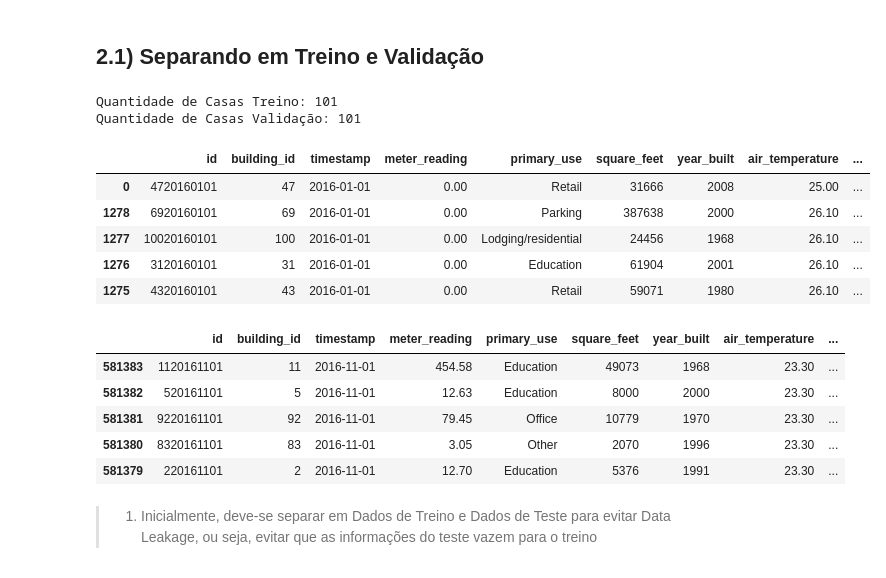
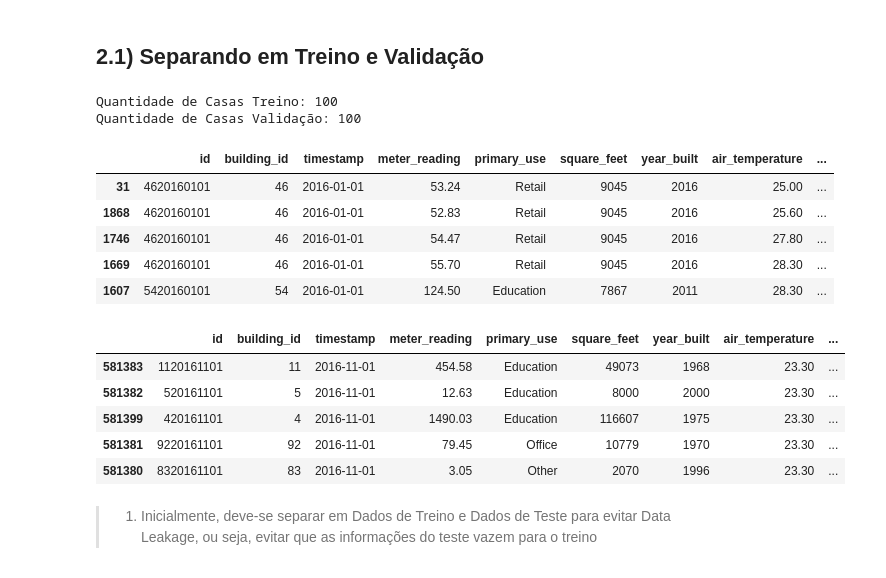
Before and after one commit to leonardovargas10/Modelo_Forecasting_Consumo_Energia, a Jupyter notebook: Modelo_Predicao_Consumo_Energia.ipynb, the cells around one changed output. Cells and saved outputs as stored; diff of their text form; code cells hidden in the pictures.

```diff
--- a/Modelo_Predicao_Consumo_Energia.ipynb
+++ b/Modelo_Predicao_Consumo_Energia.ipynb
@@ -541,7 +541,7 @@ def teste_hipotese_muitas_amostras_independentes(amostras, variavel):
 # %% [markdown]
 - Cria features de ano, mes, dia e hora
 # %%
-def ano_mes_dia_hora(df):
+def ano_mes_dia(df):
 
     df['timestamp'] = pd.to_datetime(df['timestamp'])
     df['year'] = df['timestamp'].dt.year
@@ -826,3 +820,6 @@ Tamanho da Base de Teste: 14944
 | 11 | sea_level_pressure | 6177 | 155.00 |
 | 12 | wind_direction | 18617 | 297.00 |
 | 13 | wind_speed | 0 | 0.00 |
+# %%
+train.drop('cloud_coverage', axis = 1, inplace = True)
+test.drop('cloud_coverage', axis = 1, inplace = True)
@@ -829,3 +832,6 @@ Tamanho da Base de Teste: 14944
+# %%
+train = train.loc[(train['building_id'] != 0) & (train['meter_reading'] != 0)]
+test = test.loc[test['building_id'] != 0]
 # %% [markdown]
 # <font color='red' style='font-size: 40px;'> 2.0 Análise Exploratória </font>
 <hr style='border: 2px solid red;'>
@@ -838,30 +844,30 @@ df_valid = separa_treino_teste_temporal('timestamp', '2016-11-01', train)[1]
 print(f'Quantidade de Casas Treino: {df_train.building_id.nunique()}')
 print(f'Quantidade de Casas Validação: {df_valid.building_id.nunique()}')
 # %% [output]
-Quantidade de Casas Treino: 101
-Quantidade de Casas Validação: 101
+Quantidade de Casas Treino: 100
+Quantidade de Casas Validação: 100
 # %%
 analytics_df_train = df_train.copy()
 analytics_df_valid = df_valid.copy()
 
-ano_dia_mes_hora(analytics_df_train)
-ano_dia_mes_hora(analytics_df_valid)
+ano_mes_dia(analytics_df_train)
+ano_mes_dia(analytics_df_valid)
 
 display(analytics_df_train.head())
 display(analytics_df_valid.head())
 # %% [output]
 |  | id | building_id | timestamp | meter_reading | primary_use | square_feet | year_built | air_temperature | ... |
-| 0 | 4720160101 | 47 | 2016-01-01 | 0.00 | Retail | 31666 | 2008 | 25.00 | ... |
-| 1278 | 6920160101 | 69 | 2016-01-01 | 0.00 | Parking | 387638 | 2000 | 26.10 | ... |
-| 1277 | 10020160101 | 100 | 2016-01-01 | 0.00 | Lodging/residential | 24456 | 1968 | 26.10 | ... |
-| 1276 | 3120160101 | 31 | 2016-01-01 | 0.00 | Education | 61904 | 2001 | 26.10 | ... |
-| 1275 | 4320160101 | 43 | 2016-01-01 | 0.00 | Retail | 59071 | 1980 | 26.10 | ... |
+| 31 | 4620160101 | 46 | 2016-01-01 | 53.24 | Retail | 9045 | 2016 | 25.00 | ... |
+| 1868 | 4620160101 | 46 | 2016-01-01 | 52.83 | Retail | 9045 | 2016 | 25.60 | ... |
+| 1746 | 4620160101 | 46 | 2016-01-01 | 54.47 | Retail | 9045 | 2016 | 27.80 | ... |
+| 1669 | 4620160101 | 46 | 2016-01-01 | 55.70 | Retail | 9045 | 2016 | 28.30 | ... |
+| 1607 | 5420160101 | 54 | 2016-01-01 | 124.50 | Education | 7867 | 2011 | 28.30 | ... |
 |  | id | building_id | timestamp | meter_reading | primary_use | square_feet | year_built | air_temperature | ... |
 | 581383 | 1120161101 | 11 | 2016-11-01 | 454.58 | Education | 49073 | 1968 | 23.30 | ... |
 | 581382 | 520161101 | 5 | 2016-11-01 | 12.63 | Education | 8000 | 2000 | 23.30 | ... |
+| 581399 | 420161101 | 4 | 2016-11-01 | 1490.03 | Education | 116607 | 1975 | 23.30 | ... |
 | 581381 | 9220161101 | 92 | 2016-11-01 | 79.45 | Office | 10779 | 1970 | 23.30 | ... |
 | 581380 | 8320161101 | 83 | 2016-11-01 | 3.05 | Other | 2070 | 1996 | 23.30 | ... |
-| 581379 | 220161101 | 2 | 2016-11-01 | 12.70 | Education | 5376 | 1991 | 23.30 | ... |
 # %% [markdown]
 > 1. Inicialmente, deve-se separar em Dados de Treino e Dados de Teste para evitar Data Leakage, ou seja, evitar que as informações do teste vazem para o treino
 # %% [markdown]
```
Also changed, not shown: parts of 23 cells of this notebook.
